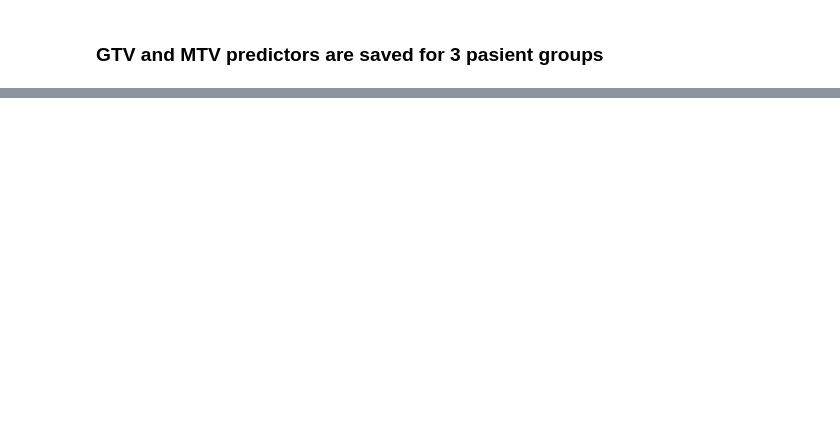
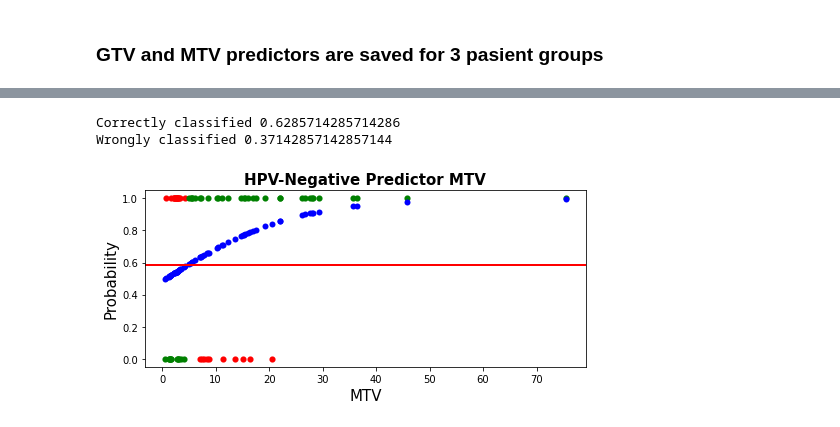
Before and after one commit to Sagalma/Master-Thesis, a Jupyter notebook: master.ipynb, the cells around one changed output, grey strips where cells are left out. Cells and saved outputs as stored; diff of their text form; code cells hidden in the pictures; blank space fills up the shorter version.

```diff
--- a/master.ipynb
+++ b/master.ipynb
@@ -1962,0 +1641,49 @@ print (clf.best_score_, clf.best_params_)
+# %%
+y, X = AllData('NEG','MTV',4)
+clf = LogisticRegression().fit(X, y)
+# Creating sample Z points
+
+
+
+z = np.dot(X,clf.coef_.T)+clf.intercept_
+phi_z = sigmoid(z)
+color = []
+right = []
+wrong = []
+for i, j in enumerate(phi_z):
+    #Correct Prediction
+    if j > 0.585 and y[i] == 1:
+        color.append('green')
+        right.append(1)
+    elif j>0.585 and y[i]==0:
+        color.append('red')
+        wrong.append(0)
+    elif j<0.585 and y[i]==0:
+        color.append('green')
+        right.append(1)
+    else:
+        color.append('red')
+        wrong.append(0)
+print('Correctly classified',len(right)/len(X))
+print('Wrongly classified',len(wrong)/len(X))
+import  numpy as np
+import matplotlib.pyplot as plt
+
+
+
+x = np.linspace(0,1,len(X))
+
+for i in range(len(X)):
+    # plotting the corresponding x with y
+    # and respective color
+    plt.scatter(X[i], y[i], c = color[i], s = 10,
+                linewidth = 3)
+    plt.scatter(X[i],phi_z[i],c='blue',linewidth = 0)
+    plt.axhline(y = 0.585, color='r',linestyle='-')
+    plt.xlabel('MTV',fontsize=15)
+    plt.ylabel('Probability',fontsize =15)
+    plt.title('HPV-Negative Predictor MTV',fontsize=15,fontweight='bold')
+# %% [output]
+Correctly classified 0.6285714285714286
+Wrongly classified 0.37142857142857144
+[figure, added]
```
Also changed, not shown: parts of 100 cells of this notebook.
